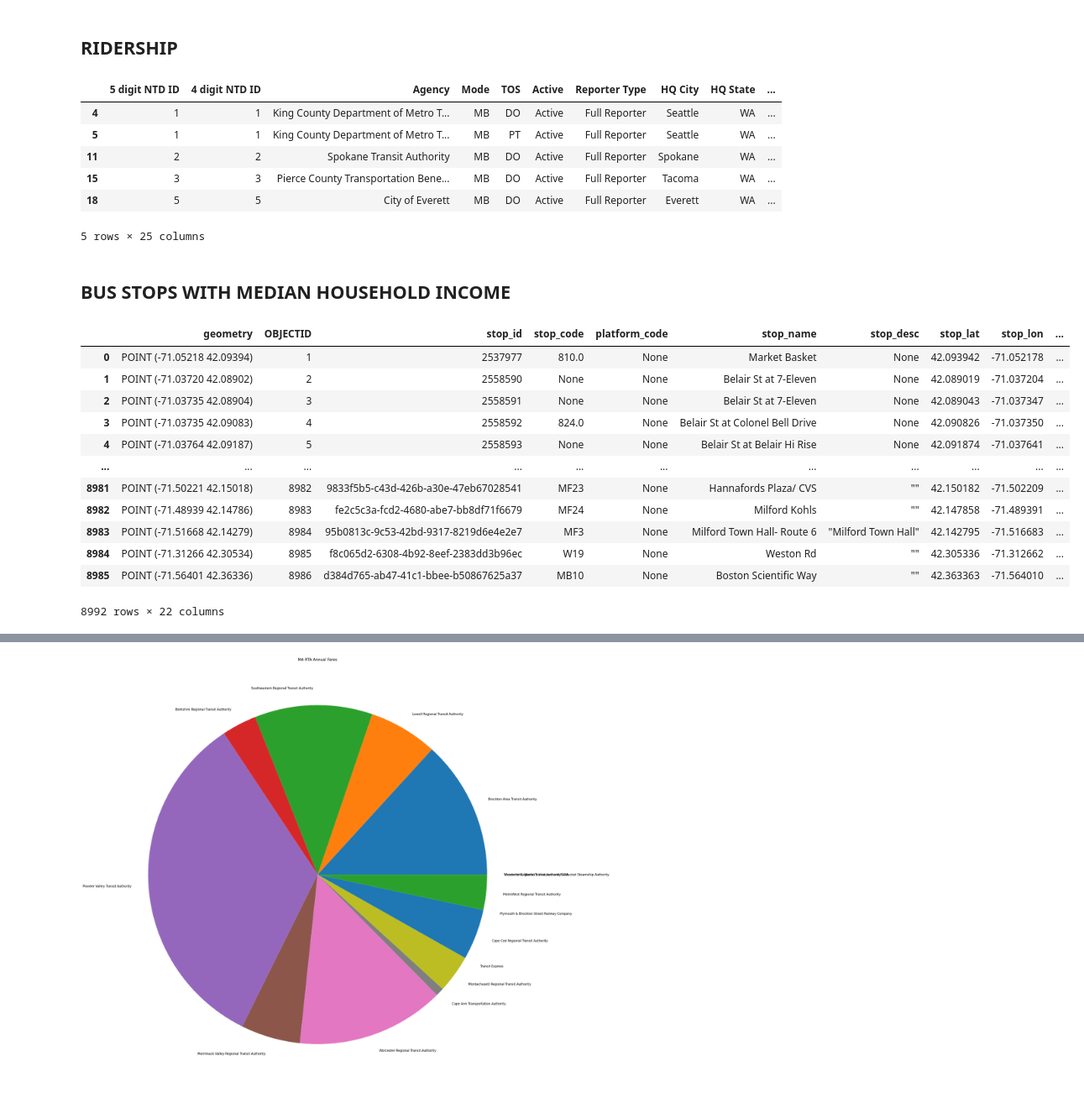
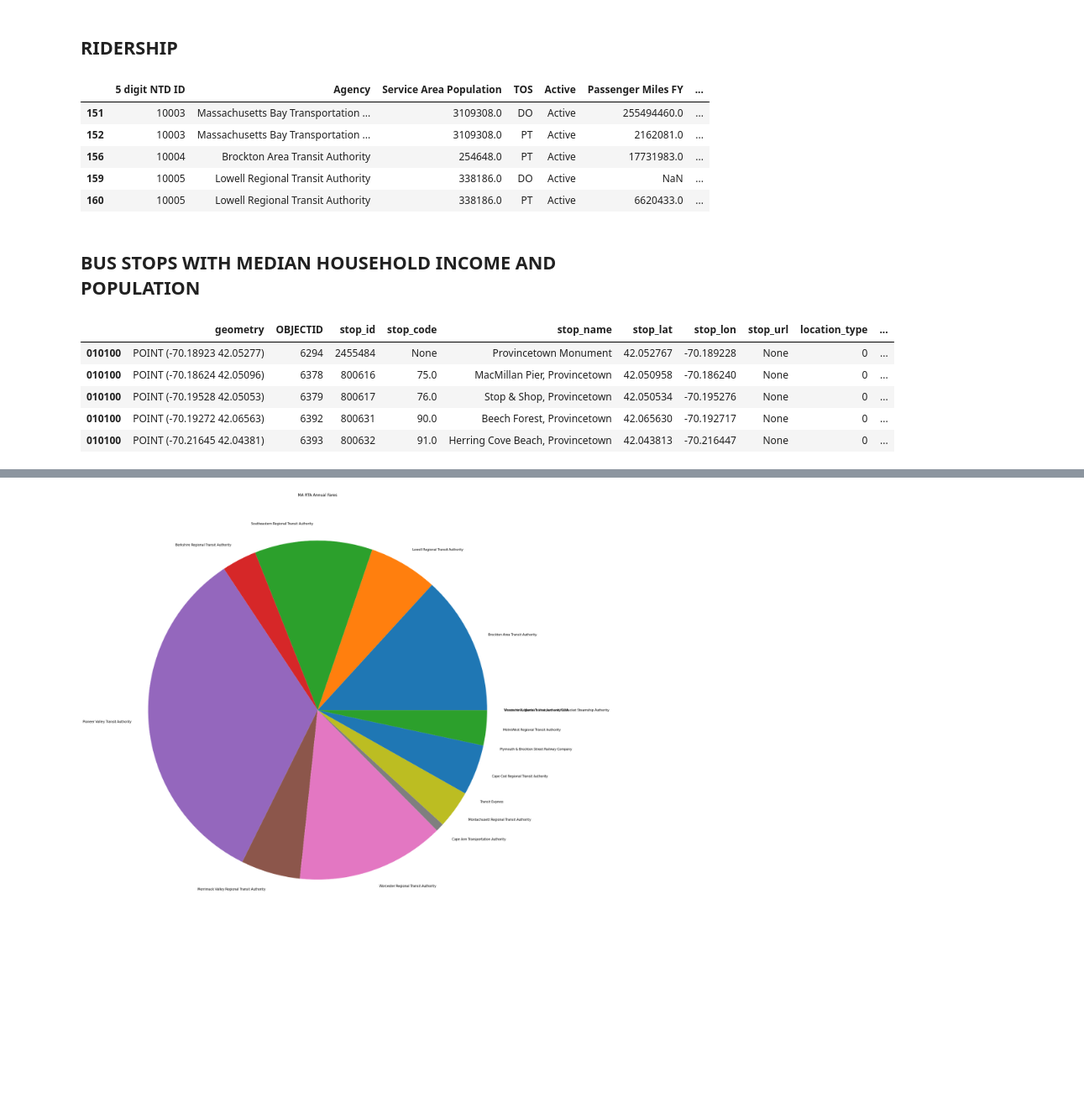
Before and after one commit to cumason123/transit-equity, a Jupyter notebook: src/rta_aggregation.ipynb, the cells around one changed output, grey strips where cells are left out. Shown at 84% size. Cells and saved outputs as stored; diff of their text form; code cells hidden in the pictures; blank space fills up the shorter version.

Commit message:
added populationd ata to bus area income df and did some additional cleaning

```diff
--- a/src/rta_aggregation.ipynb
+++ b/src/rta_aggregation.ipynb
@@ -93,6 +93,20 @@ def bus_stops_median_household_income(stops_data):
         ).rename(columns={'B19013_001E': 'median_household_income'})
     except:
         raise Exception('You probably need to install rtree or have local file ../data/bus_area_income.csv!')
+
+def get_population():
+    '''
+    Returns Pandas DataFrame representation Unweighted Sample Count of the Population by Census Tract for MA.
+    American Community Survey (ACS) 2018 Census data used.
+    Specific table: ACS 2018 5-year detailed table "B00001_001E"
+    '''
+    URL = "https://api.census.gov/data/2018/acs/acs5?get=B00001_001E&for=tract:*&in=state:25"
+    response = requests.get(url = URL)
+    data = response.json()
+
+    population_df = pd.DataFrame(data[1:len(data)-1], columns = data[0])
+
+    return population_df
 # %% [markdown]
 # DATAFRAMES
 
@@ -109,11 +125,30 @@ ridership_df = pd.read_excel(BytesIO(RTA_RIDERSHIP_DATA.content), sheet_name='MA
 ridership_df = ridership_df[ridership_df.Mode == 'MB'] # only buses
 ridership_df = ridership_df[ridership_df['HQ State'] == 'MA'] # only buses
 bus_area_income_df = bus_stops_median_household_income(stops_data)
+population_df = get_population().drop(columns=['state', 'county'])
+
+# join population_df to bus_area_income_df
+bus_area_income_df = bus_area_income_df.set_index('census_tract').join(population_df.set_index('tract'))
 
 # TODO: Verify this has all the MA rta's
 ma_riders = ridership_df.loc[ridership_df['UZA Name'].str.contains(', MA')]
 ma_riders = ma_riders.loc[ma_riders['Agency'] != 'Massachusetts Bay Transportation Authority']
 agency_set = list(set([stop['attributes']['Agency'] for stop in stops_data]))
+# %%
+# Clean data
+
+# drop negative income data
+bus_area_income_df['median_household_income'] = bus_area_income_df['median_household_income'].astype(float)
+bus_area_income_df = bus_area_income_df[bus_area_income_df.median_household_income > 0]
+bus_area_income_df.dropna()
+
+# rename population column
+bus_area_income_df = bus_area_income_df.rename(columns={"B00001_001E": "population"})
+
+# drop unnecessary columns
+bus_area_income_df = bus_area_income_df.drop(columns=['platform_code', 'zone_id', 'stop_timezone', 'position', 'direction', 'state', 'stop_desc'])
+route_df = route_df.drop(columns=['route_desc', 'route_color', 'route_text_color', 'route_sort_order', 'min_headway_minutes', 'eligibility_restricted', 'continuous_pickup', 'continuous_drop_off', 'route_type_text'])
+ridership_df = ridership_df[['5 digit NTD ID', 'Agency', 'Service Area Population', 'TOS', 'Active', 'Passenger Miles FY', 'Unlinked Passenger Trips FY', 'Fares FY', 'Operating Expenses FY', 'Average Cost per Trip FY', 'Average Fares per Trip FY']]
 # %% [markdown]
 ## ROUTE
 # %%
@@ -130,29 +165,20 @@ display(route_df.head())
 # %%
 display(ridership_df.head())
 # %% [output]
-|  | 5 digit NTD ID | 4 digit NTD ID | Agency | Mode | TOS | Active | Reporter Type | HQ City | HQ State | ... |
-| 4 | 1 | 1 | King County Department of Metro T... | MB | DO | Active | Full Reporter | Seattle | WA | ... |
-| 5 | 1 | 1 | King County Department of Metro T... | MB | PT | Active | Full Reporter | Seattle | WA | ... |
-| 11 | 2 | 2 | Spokane Transit Authority | MB | DO | Active | Full Reporter | Spokane | WA | ... |
-| 15 | 3 | 3 | Pierce County Transportation Bene... | MB | DO | Active | Full Reporter | Tacoma | WA | ... |
-| 18 | 5 | 5 | City of Everett | MB | DO | Active | Full Reporter | Everett | WA | ... |
+|  | 5 digit NTD ID | Agency | Service Area Population | TOS | Active | Passenger Miles FY | ... |
+| 151 | 10003 | Massachusetts Bay Transportation ... | 3109308.0 | DO | Active | 255494460.0 | ... |
+| 152 | 10003 | Massachusetts Bay Transportation ... | 3109308.0 | PT | Active | 2162081.0 | ... |
+| 156 | 10004 | Brockton Area Transit Authority | 254648.0 | PT | Active | 17731983.0 | ... |
+| 159 | 10005 | Lowell Regional Transit Authority | 338186.0 | DO | Active | NaN | ... |
+| 160 | 10005 | Lowell Regional Transit Authority | 338186.0 | PT | Active | 6620433.0 | ... |
-5 rows × 25 columns
 # %% [markdown]
-## BUS STOPS WITH MEDIAN HOUSEHOLD INCOME
+## BUS STOPS WITH MEDIAN HOUSEHOLD INCOME AND POPULATION
 # %%
-# display(bus_area_income_df.head())
-bus_area_income_df
+display(bus_area_income_df.head())
 # %% [output]
-|  | geometry | OBJECTID | stop_id | stop_code | platform_code | stop_name | stop_desc | stop_lat | stop_lon | ... |
-| 0 | POINT (-71.05218 42.09394) | 1 | 2537977 | 810.0 | None | Market Basket | None | 42.093942 | -71.052178 | ... |
-| 1 | POINT (-71.03720 42.08902) | 2 | 2558590 | None | None | Belair St at 7-Eleven | None | 42.089019 | -71.037204 | ... |
-| 2 | POINT (-71.03735 42.08904) | 3 | 2558591 | None | None | Belair St at 7-Eleven | None | 42.089043 | -71.037347 | ... |
-| 3 | POINT (-71.03735 42.09083) | 4 | 2558592 | 824.0 | None | Belair St at Colonel Bell Drive | None | 42.090826 | -71.037350 | ... |
-| 4 | POINT (-71.03764 42.09187) | 5 | 2558593 | None | None | Belair St at Belair Hi Rise | None | 42.091874 | -71.037641 | ... |
-| ... | ... | ... | ... | ... | ... | ... | ... | ... | ... | ... |
-| 8981 | POINT (-71.50221 42.15018) | 8982 | 9833f5b5-c43d-426b-a30e-47eb67028541 | MF23 | None | Hannafords Plaza/ CVS | "" | 42.150182 | -71.502209 | ... |
-| 8982 | POINT (-71.48939 42.14786) | 8983 | fe2c5c3a-fcd2-4680-abe7-bb8df71f6679 | MF24 | None | Milford Kohls | "" | 42.147858 | -71.489391 | ... |
-| 8983 | POINT (-71.51668 42.14279) | 8984 | 95b0813c-9c53-42bd-9317-8219d6e4e2e7 | MF3 | None | Milford Town Hall- Route 6 | "Milford Town Hall" | 42.142795 | -71.516683 | ... |
-| 8984 | POINT (-71.31266 42.30534) | 8985 | f8c065d2-6308-4b92-8eef-2383dd3b96ec | W19 | None | Weston Rd | "" | 42.305336 | -71.312662 | ... |
-| 8985 | POINT (-71.56401 42.36336) | 8986 | d384d765-ab47-41c1-bbee-b50867625a37 | MB10 | None | Boston Scientific Way | "" | 42.363363 | -71.564010 | ... |
+|  | geometry | OBJECTID | stop_id | stop_code | stop_name | stop_lat | stop_lon | stop_url | location_type | ... |
+| 010100 | POINT (-70.18923 42.05277) | 6294 | 2455484 | None | Provincetown Monument | 42.052767 | -70.189228 | None | 0 | ... |
+| 010100 | POINT (-70.18624 42.05096) | 6378 | 800616 | 75.0 | MacMillan Pier, Provincetown | 42.050958 | -70.186240 | None | 0 | ... |
+| 010100 | POINT (-70.19528 42.05053) | 6379 | 800617 | 76.0 | Stop & Shop, Provincetown | 42.050534 | -70.195276 | None | 0 | ... |
+| 010100 | POINT (-70.19272 42.06563) | 6392 | 800631 | 90.0 | Beech Forest, Provincetown | 42.065630 | -70.192717 | None | 0 | ... |
+| 010100 | POINT (-70.21645 42.04381) | 6393 | 800632 | 91.0 | Herring Cove Beach, Provincetown | 42.043813 | -70.216447 | None | 0 | ... |
-8992 rows × 22 columns
```
Also changed, not shown: parts of 5 cells of this notebook.
